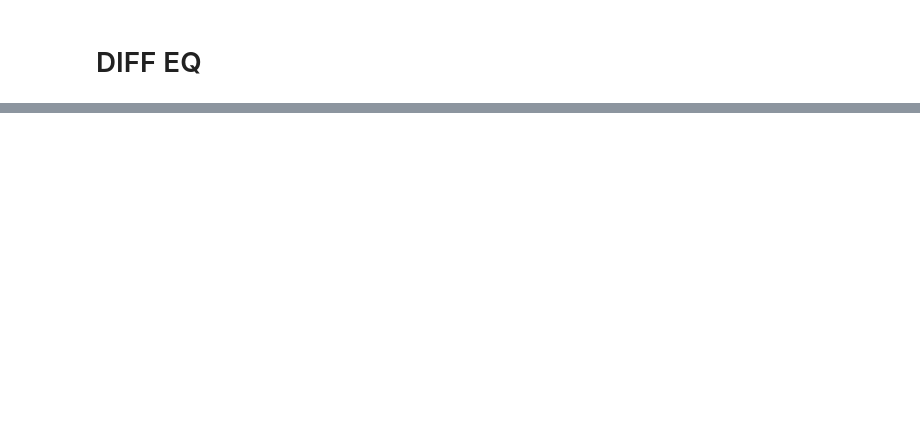
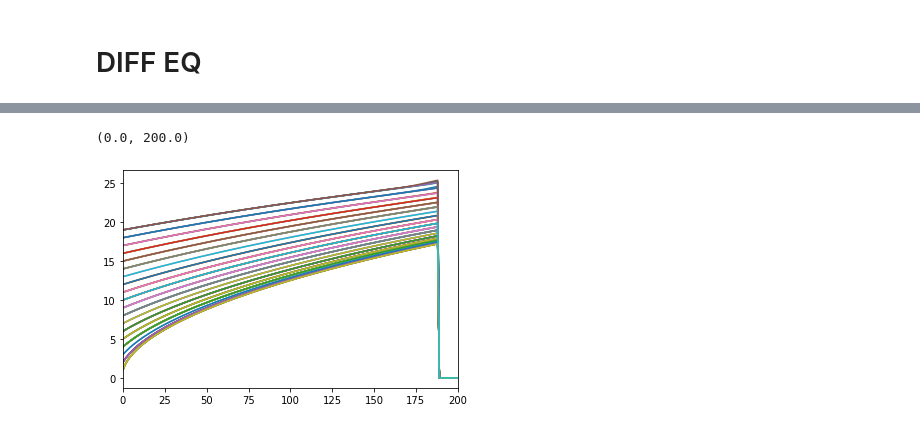
Before and after one commit to anthonyozerov/optimal-cycling, a Jupyter notebook: anthony.ipynb, the cells around one changed output, grey strips where cells are left out. Drawn from its saved outputs; the diff is of its cells as text; code cells hidden in the pictures; blank space fills up the shorter version.

```diff
--- a/anthony.ipynb
+++ b/anthony.ipynb
@@ -232,11 +215,14 @@ def interp(d1, d2, weight):
     return d1 * weight + d2 * (1-weight)
 import math
 
+from tqdm import tqdm
 def data(x):
     #i=np.argmax([p['cumdist']>0 for p in points])
-    i=0
-    while(points[i]['cumdist']<x):
-        i+=1
+#     i=0
+#     while(points[i]['cumdist']<x) and i<100000:
+#         i+=1
+    i = np.searchsorted(cum_dists, x)
+    if i==100000: print('hmm')
     p1 = points[i-1]
     p2 = points[i]
     weight = (p2['cumdist']-x)/(p2['cumdist']-p1['cumdist'])
@@ -253,0 +236,10 @@ data(300)
+# %%
+data_compr = 10
+slope_data = []
+vmax_data = []
+for x in tqdm(range(math.ceil(max(cum_dists)/data_compr))):
+    slope_data.append(data(x*data_compr)[0])
+    vmax_data.append(data(x*data_compr)[2])
+    #x_data.append([data(x)[0],data(x)[vmax]
+slope_data = np.array(slope_data)
+vmax_data = np.array(vmax_data)
@@ -254,7 +294,7 @@ data(300)
 # %% [markdown]
 # DIFF EQ
-# %%
-def P(x):
-    return 450
-def T(P):
-    return 1/P * 1000
+# %%
+def P(x):
+    return 400
+def T(P):
+    return 1/P * 1000
@@ -418,0 +431,6 @@ plt.ylim(0,30)
+# %%
+for i in range(0,100): plt.plot(solution[:, n+i])
+plt.xlim(0, 200)
+# %% [output]
+(0.0, 200.0)
+[figure, added]
```
Also changed, not shown: parts of 37 cells of this notebook.
